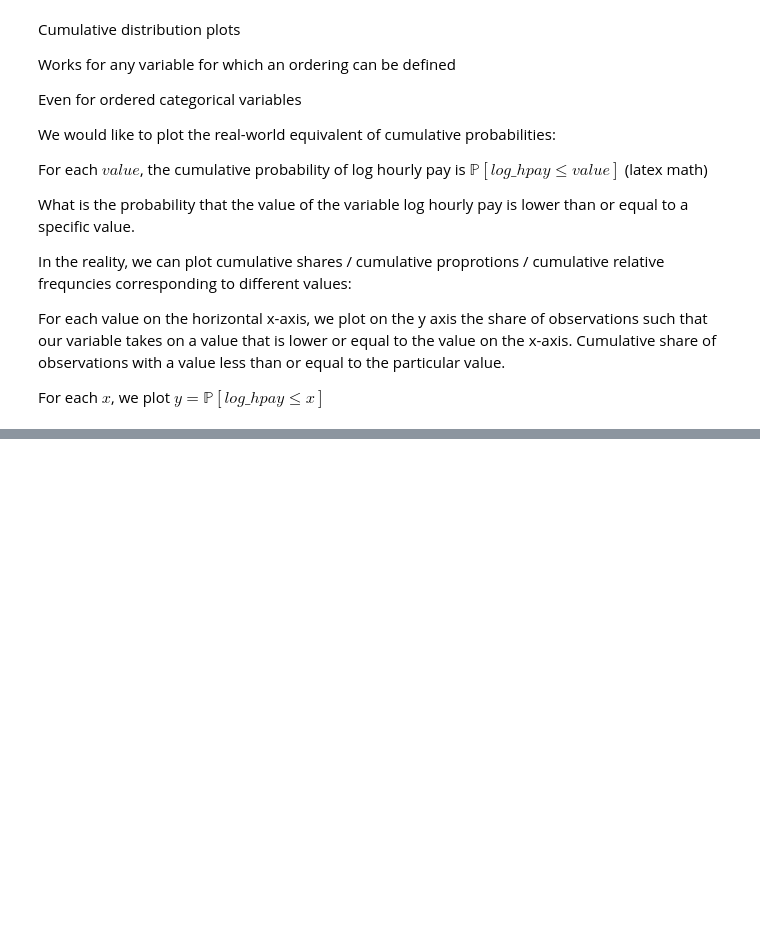
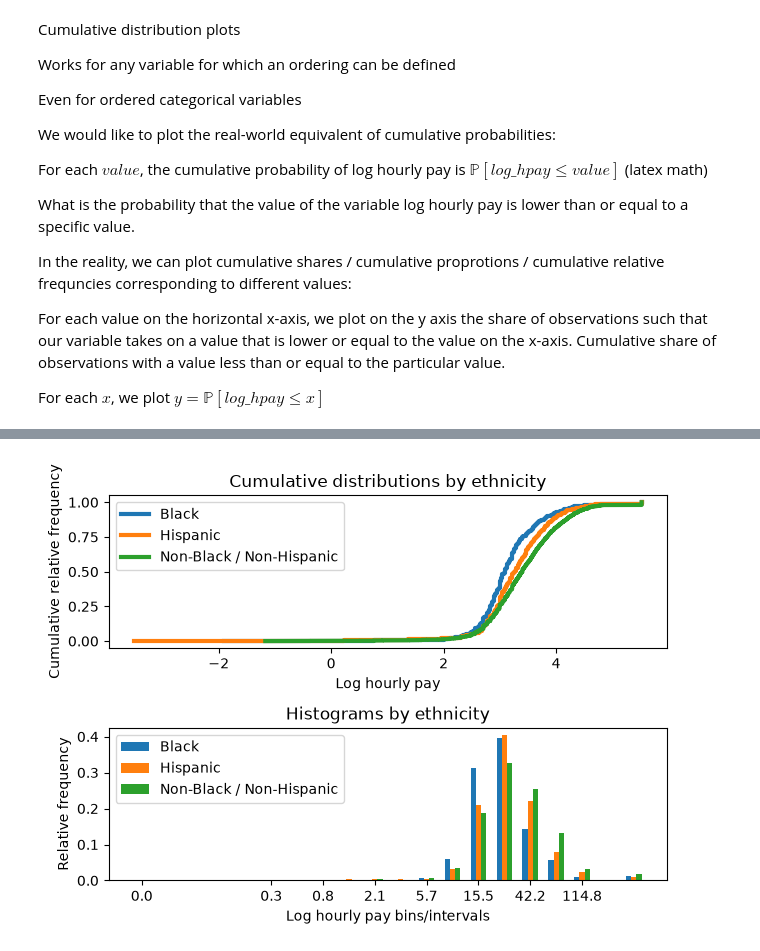
Before and after one commit to danielbgyetvai/data-analytics-python-wise2627, a Jupyter notebook: notebooks/distributions.ipynb, the cells around one changed output, grey strips where cells are left out. Drawn from its saved outputs; the diff is of its cells as text; code cells hidden in the pictures; blank space fills up the shorter version.

Commit message:
Update Notebook on Distributions

```diff
--- a/notebooks/distributions.ipynb
+++ b/notebooks/distributions.ipynb
@@ -554,0 +614,15 @@ For each $x$, we plot $y= \mathbb{P}[log\_hpay \leq x]$
+# %%
+# empty dictionary
+df3dict = {}
+# using a for loop
+# for each ethnicity in ['Black', 'Hispanic', 'Non-Black / Non-Hispanic']
+for ethnicity in ['Black', 'Hispanic', 'Non-Black / Non-Hispanic']:
+    # let the entry of the dictionary associated with key=ethnicity
+    # be the observations from df2 dataframe
+    # such that df2['ethnicity']=ethnicity
+    df3dict[ethnicity] = (
+        df2
+            .loc[df2['ethnicity'].eq(ethnicity),:]
+            .reset_index(drop=True)
+            .copy()
+    )
@@ -554,0 +652,50 @@ For each $x$, we plot $y= \mathbb{P}[log\_hpay \leq x]$
+# %%
+fig, axs = plt.subplots(nrows=2, ncols=1)
+# step plot
+# let us specify it as:
+# for each x value,
+# let the corresponding y value apply
+# until the next available x value in the dataframe
+# (on the right of/above the current x value)
+
+
+for ethnicity in ['Black', 'Hispanic', 'Non-Black / Non-Hispanic']:
+    # selecting the relevant dataframe (for the given ethnicity)
+    df3_current = df3dict[ethnicity]
+    # step plot
+    axs[0].step(
+        x=df3_current['log_hpay'], # variable of interest
+        y=df3_current['cum_proportion'], # corresponding cumulative proportion
+        where='post', # each time the y value applies above the x value (until the next x value)
+        label=ethnicity,
+        linewidth=3
+    )
+axs[0].legend()
+axs[0].set_title('Cumulative distributions by ethnicity')
+axs[0].set_ylabel('Cumulative relative frequency')
+axs[0].set_xlabel('Log hourly pay')
+
+for i in range(3):
+    axs[1].bar(
+        # have explicitly numerical type for the data plotted on the horizontal axis
+        # choose the alignment according to the corresponding index
+        x=ct['log_hpay_bin_mid'].astype(float) + bar_shift[i],
+        height=ct[ethnicities[i]], # choose ethnicity according to the corresponding index
+        width=0.2 * binwidth,
+        label=ethnicities[i], # choose ethnicity according to the corresponding index
+    )
+axs[1].set_title('Histograms by ethnicity')
+axs[1].set_ylabel('Relative frequency')
+axs[1].set_xlabel('Log hourly pay bins/intervals')
+ticks_locations = ct['log_hpay_bin_mid'].astype(float)[::2] # every second value
+ticks_labels = np.round(np.exp(ticks_locations), decimals=1) # labels in hourly pay (not in logs)
+axs[1].set_xticks(ticks=ticks_locations, labels=ticks_labels)
+axs[1].legend()
+
+
+
+
+
+fig.tight_layout()
+# %% [output]
+[figure, added]
```
Also changed, not shown: parts of 14 cells of this notebook, 1 other file.
